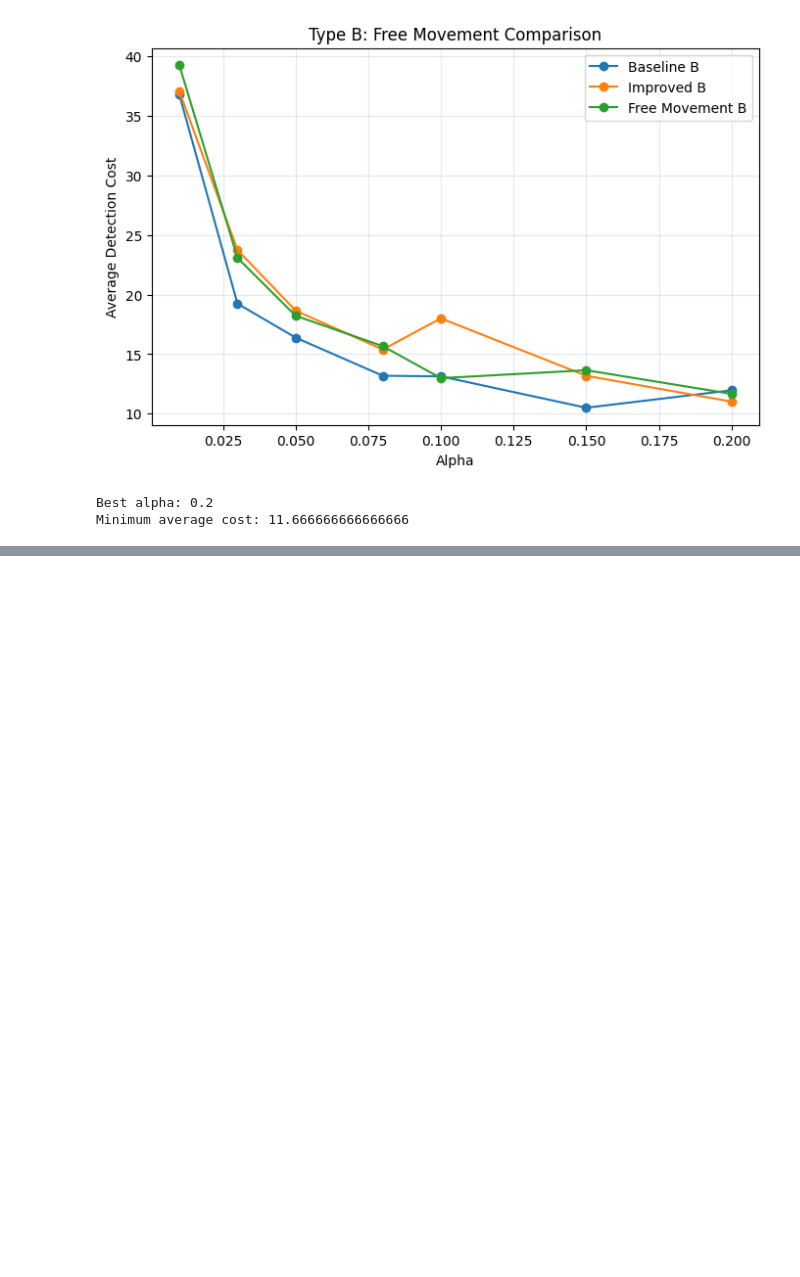
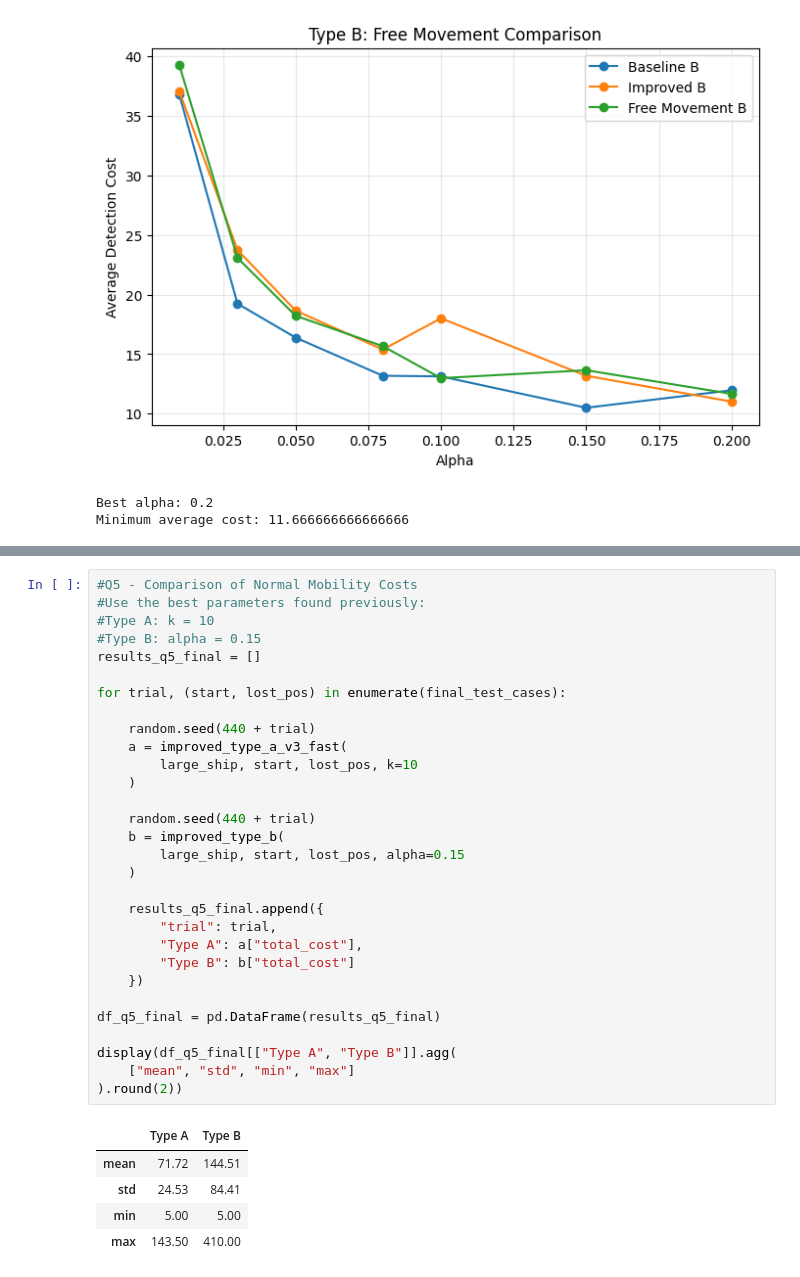
Before and after one commit to taotaokt/CS440, a Jupyter notebook: CS440-Project02-ZhitongGuo/project2.ipynb, the cells around one changed output, grey strips where cells are left out. Cells and saved outputs as stored; diff of their text form; blank space fills up the shorter version.

```diff
--- a/CS440-Project02-ZhitongGuo/project2.ipynb
+++ b/CS440-Project02-ZhitongGuo/project2.ipynb
@@ -2785,0 +2797,36 @@ Minimum average cost: 11.666666666666666
+# %%
+#Q5 - Comparison of Normal Mobility Costs
+#Use the best parameters found previously:
+#Type A: k = 10
+#Type B: alpha = 0.15
+results_q5_final = []
+
+for trial, (start, lost_pos) in enumerate(final_test_cases):
+
+    random.seed(440 + trial)
+    a = improved_type_a_v3_fast(
+        large_ship, start, lost_pos, k=10
+    )
+
+    random.seed(440 + trial)
+    b = improved_type_b(
+        large_ship, start, lost_pos, alpha=0.15
+    )
+
+    results_q5_final.append({
+        "trial": trial,
+        "Type A": a["total_cost"],
+        "Type B": b["total_cost"]
+    })
+
+df_q5_final = pd.DataFrame(results_q5_final)
+
+display(df_q5_final[["Type A", "Type B"]].agg(
+    ["mean", "std", "min", "max"]
+).round(2))
+# %% [output]
+|  | Type A | Type B |
+| mean | 71.72 | 144.51 |
+| std | 24.53 | 84.41 |
+| min | 5.00 | 5.00 |
+| max | 143.50 | 410.00 |
```
Also changed, not shown: parts of 4 cells of this notebook.
